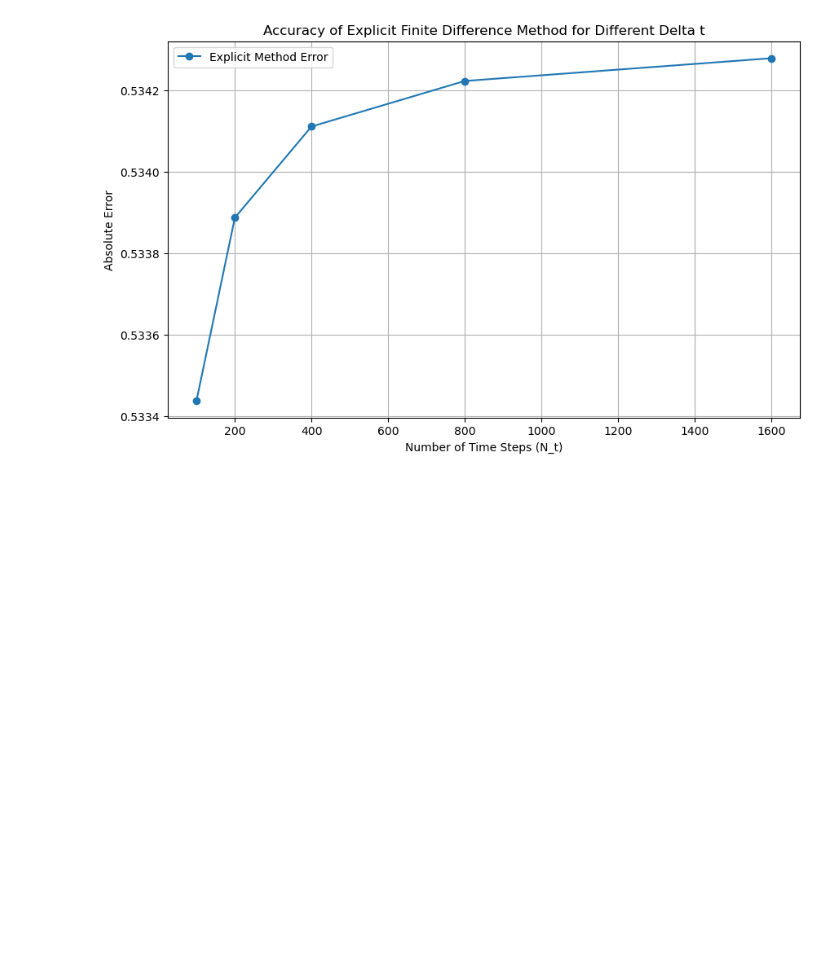
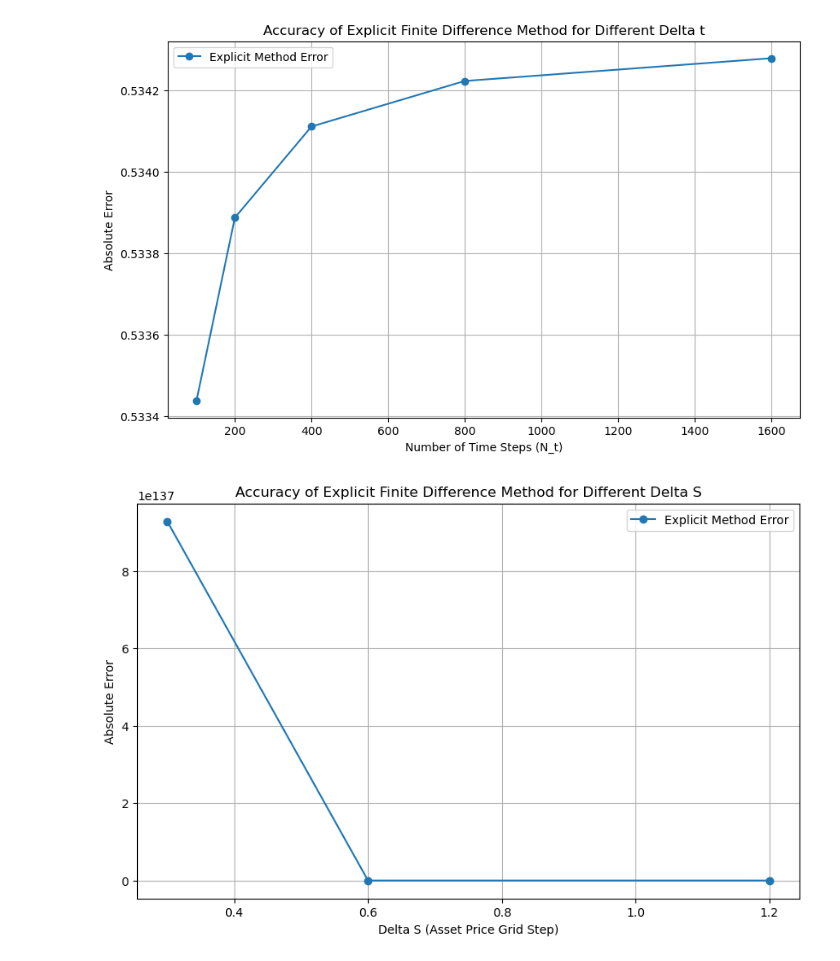
Before and after one commit to pontusbjorklid/Finite-difference-methods-to-price-European-Options, a Jupyter notebook: main.ipynb, the cells around one changed output. Drawn from its saved outputs; the diff is of its cells as text; code cells hidden in the pictures; blank space fills up the shorter version.

Commit message:
exp error ds

```diff
--- a/main.ipynb
+++ b/main.ipynb
@@ -237,3 +235,89 @@ plt.show()
+# %%
+### Accuracy FD Explicit ds ###
+
+# Function to compute option price using explicit finite difference method (for gamma = 1)
+def finite_difference_explicit(K, S_max, r, sigma, gamma, T, N_s, N_t):
+    # Discretization of asset price and time
+    dS = S_max / N_s
+    dt = T / N_t
+
+    # Asset price grid
+    S = np.linspace(0, S_max, N_s+1)
+
+    # Time grid
+    t = np.linspace(0, T, N_t+1)
+
+    # Initialize the option price matrix
+    V = np.zeros((N_s+1, N_t+1))
+
+    # Payoff at maturity (t = T) for a European call option
+    V[:, -1] = np.maximum(S - K, 0)
+
+    # Boundary conditions
+    V[0, :] = 0  # V(S=0, t) = 0 for a call option
+    V[-1, :] = S_max - K * np.exp(-r * (T - t))  # V(S_max, t) behaves like S - K at large S
+
+    # Finite difference loop (explicit method)
+    for j in reversed(range(N_t)):  # Loop over time from T to 0
+        delta = (V[2:, j+1] - V[:-2, j+1]) / (2 * dS)  # First derivative (vectorized)
+        gamma_term = (V[2:, j+1] - 2 * V[1:-1, j+1] + V[:-2, j+1]) / (dS ** 2)  # Second derivative (vectorized)
+
+        # CEV-based sigma term (S^gamma)
+        diffusion_term = 0.5 * sigma**2 * S[1:-1]**(2 * gamma) * gamma_term
+        drift_term = r * S[1:-1] * delta
+        discount_term = r * V[1:-1, j+1]
+
+        # Update option value using finite differences (vectorized)
+        V[1:-1, j] = V[1:-1, j+1] + dt * (diffusion_term - drift_term + discount_term)
+
+    return V[:, 0], S  # Return option prices at t=0 and asset prices
+
+# Parameters
+K = 15
+S_max = 4 * K
+r = 0.1
+sigma = 0.25
+gamma = 1  # Gamma = 1 for Black-Scholes
+T = 0.5
+S0 = 14
+N_t = 500  # Fixed number of time steps
+
+# Exact Black-Scholes price for gamma = 1
+exact_price = bsexact(sigma, r, K, T, S0)
+
+# Range of delta S values (different asset price grids)
+Ns_values = [50, 100, 200, 400]  # Different grid sizes for asset price
+
+# Store the errors for each delta S
+errors = []
+
+# Loop over different values of N_s
+for N_s in Ns_values:
+    # Compute the finite difference option price
+    fd_price, S_grid = finite_difference_explicit(K, S_max, r, sigma, gamma, T, N_s, N_t)
+
+    # Find the option price closest to S0 in the finite difference grid
+    idx = (np.abs(S_grid - S0)).argmin()  # Find index where S is closest to S0
+    fd_price_at_S0 = fd_price[idx]
+
+    # Compute the absolute error
+    error = np.abs(fd_price_at_S0 - exact_price)
+    errors.append((S_max / N_s, error))  # Store delta S and the corresponding error
+
+# Convert errors to a NumPy array for easier manipulation
+errors = np.array(errors)
+
+# Plotting the errors
+plt.figure(figsize=(10, 6))
+plt.plot(errors[:, 0], errors[:, 1], 'o-', label="Explicit Method Error")
+plt.xlabel('Delta S (Asset Price Grid Step)')
+plt.ylabel('Absolute Error')
+plt.title('Accuracy of Explicit Finite Difference Method for Different Delta S')
+plt.grid(True)
+plt.legend()
+plt.show()
+# %% [output]
+[figure, added]
 # %%
 ### Accuracy FD Implicit dt ###
 # %%
```
Also changed, not shown: parts of 1 cell of this notebook.
